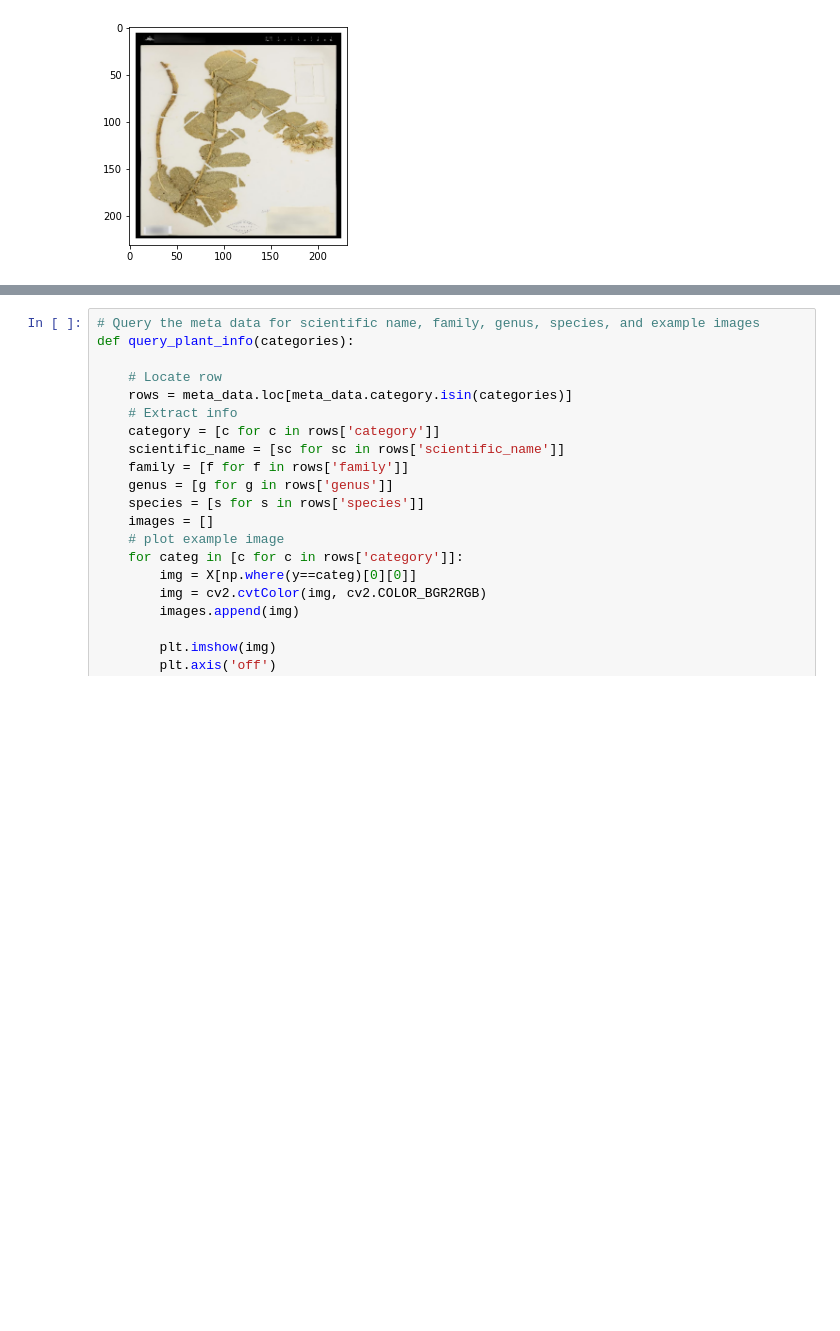
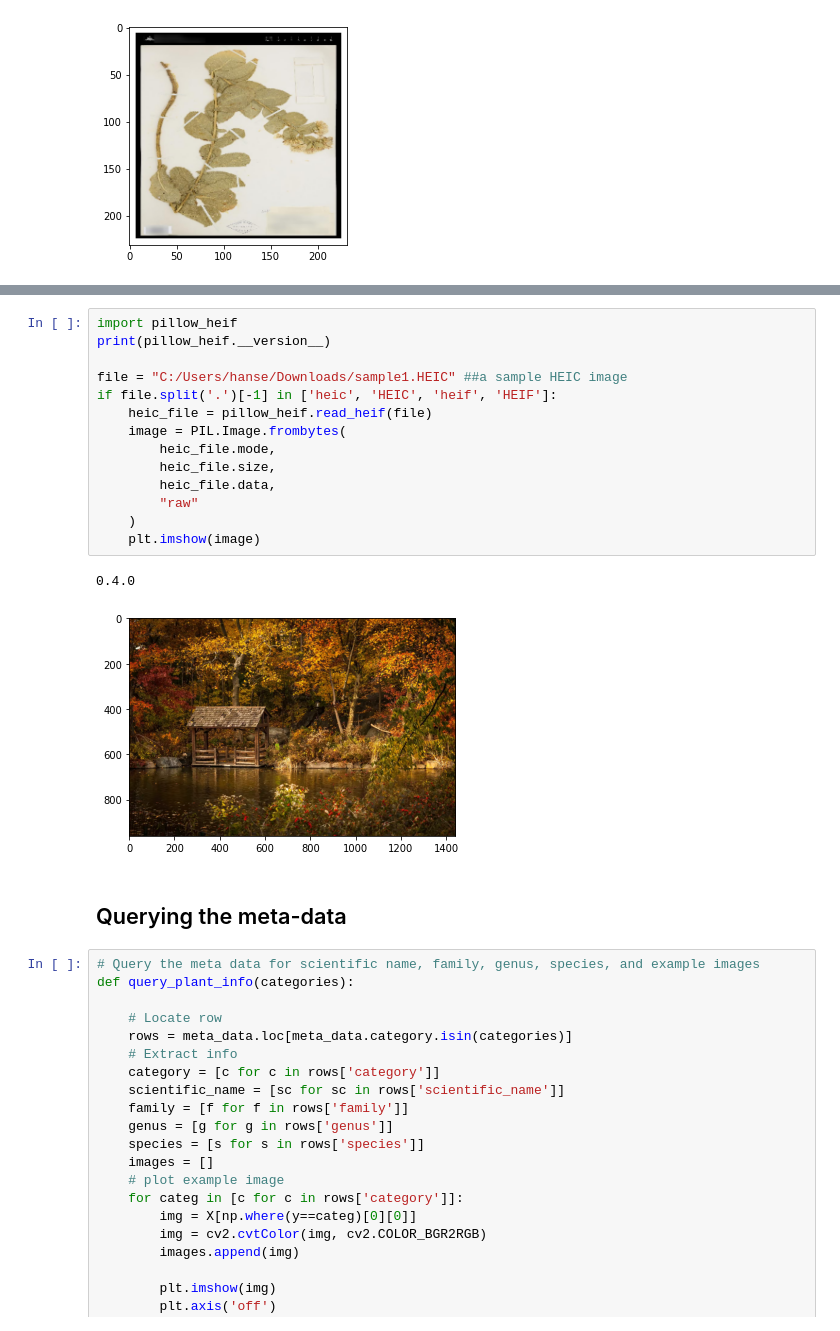
Before and after one commit to hans-elliott99/herb22, a Jupyter notebook: notebooks/image-test.ipynb, the cells around one changed output, grey strips where cells are left out. Cells and saved outputs as stored; diff of their text form; blank space fills up the shorter version.

Commit message:
added ability to add iPhone images (HEIC format)

```diff
--- a/notebooks/image-test.ipynb
+++ b/notebooks/image-test.ipynb
@@ -266,3 +266,22 @@ query_plant_info([6])
+# %%
+import pillow_heif
+print(pillow_heif.__version__)
+
+file = "C:/Users/hanse/Downloads/sample1.HEIC" ##a sample HEIC image
+if file.split('.')[-1] in ['heic', 'HEIC', 'heif', 'HEIF']:
+    heic_file = pillow_heif.read_heif(file)
+    image = PIL.Image.frombytes(
+        heic_file.mode,
+        heic_file.size,
+        heic_file.data,
+        "raw"
+    )
+    plt.imshow(image)
+# %% [output]
+0.4.0
+[figure, added]
+# %% [markdown]
+## Querying the meta-data
 # %%
 # Query the meta data for scientific name, family, genus, species, and example images
 def query_plant_info(categories):
```
Also changed, not shown: parts of 12 cells of this notebook, 2 other files.
